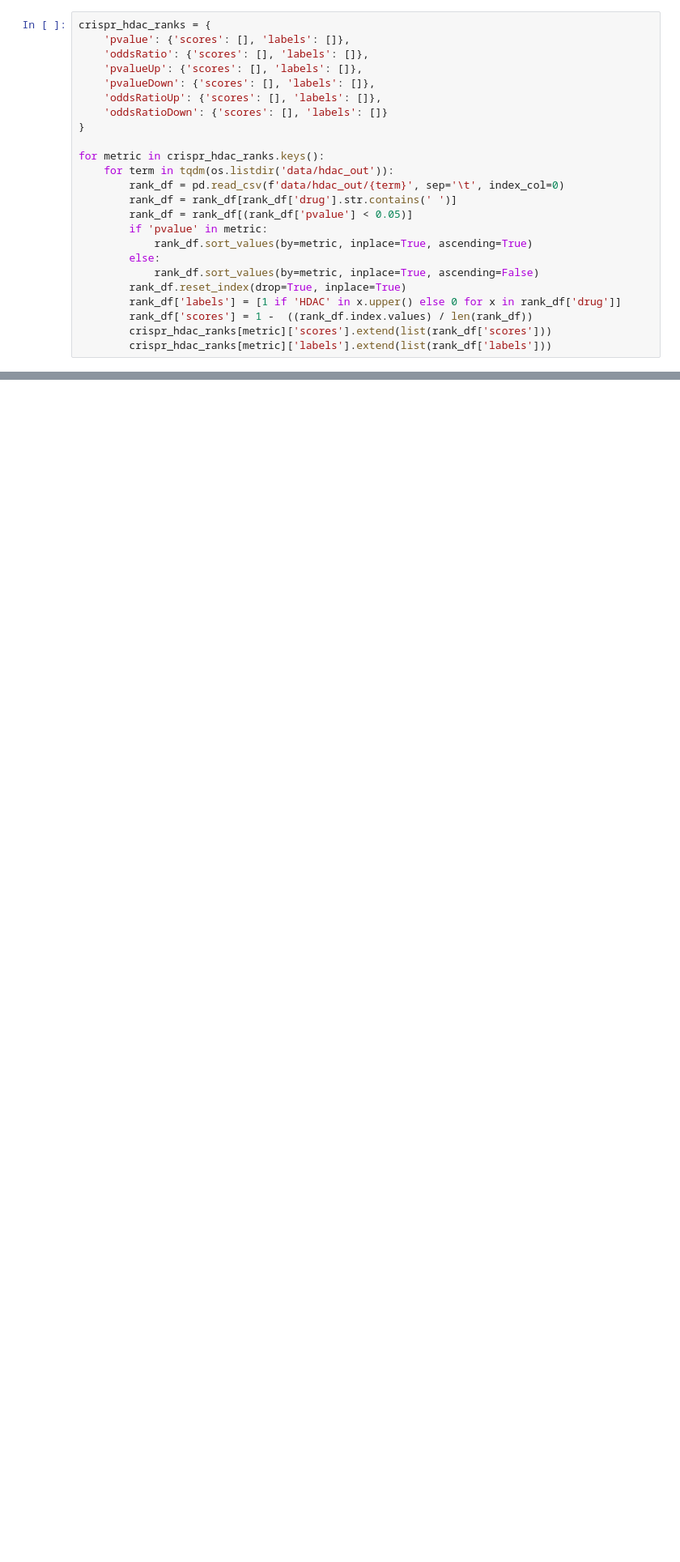
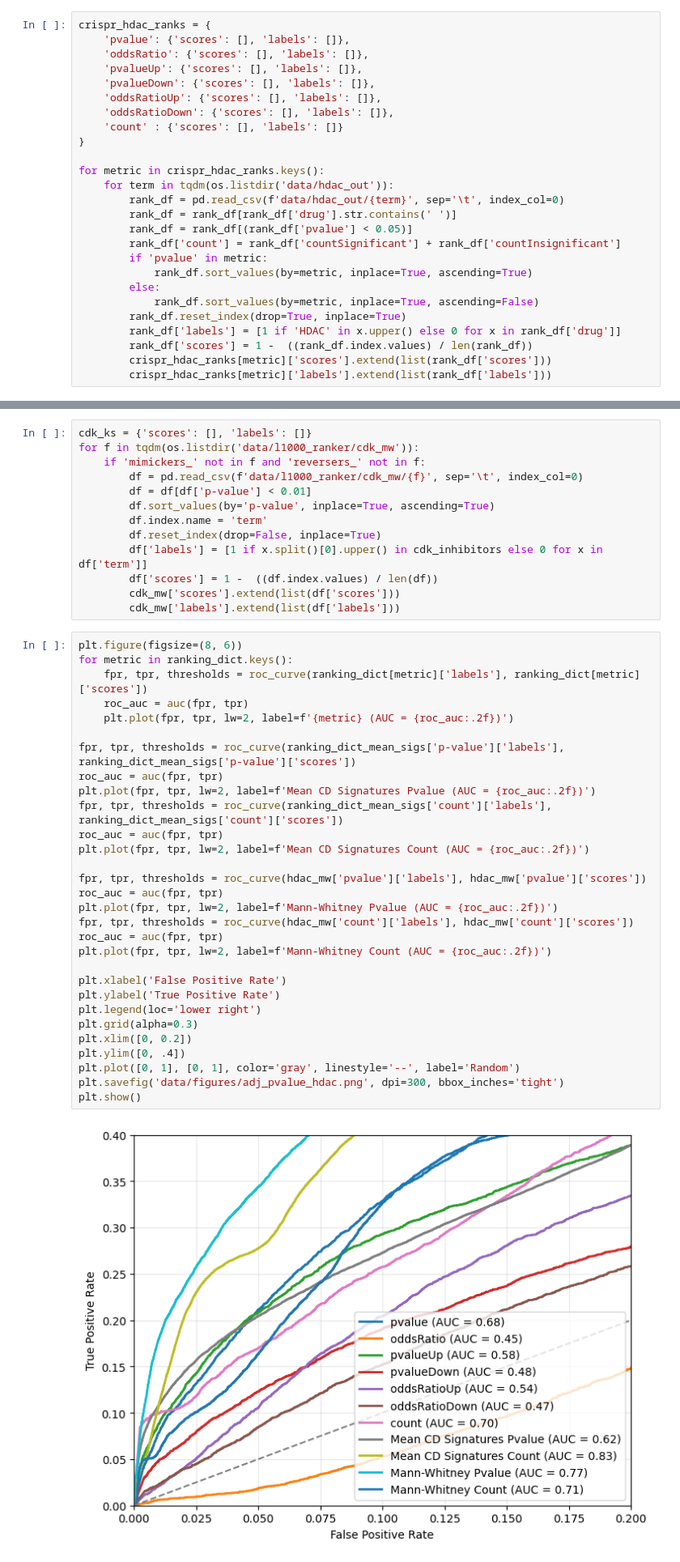
Before and after one commit to MaayanLab/L2S2, a Jupyter notebook: benchmarking/plot_benchmark.ipynb, the cells around one changed output, grey strips where cells are left out. Shown at 81% size. Saved outputs shown, nothing was run; the diff lists cells and outputs as text; blank space fills up the shorter version.

```diff
--- a/benchmarking/plot_benchmark.ipynb
+++ b/benchmarking/plot_benchmark.ipynb
@@ -167,7 +101,8 @@ crispr_hdac_ranks = {
     'pvalueUp': {'scores': [], 'labels': []},
     'pvalueDown': {'scores': [], 'labels': []},
     'oddsRatioUp': {'scores': [], 'labels': []},
-    'oddsRatioDown': {'scores': [], 'labels': []}
+    'oddsRatioDown': {'scores': [], 'labels': []},
+    'count' : {'scores': [], 'labels': []}
 }
 
 for metric in crispr_hdac_ranks.keys():
@@ -175,6 +110,7 @@ for metric in crispr_hdac_ranks.keys():
         rank_df = pd.read_csv(f'data/hdac_out/{term}', sep='\t', index_col=0)
         rank_df = rank_df[rank_df['drug'].str.contains(' ')]
         rank_df = rank_df[(rank_df['pvalue'] < 0.05)]
+        rank_df['count'] = rank_df['countSignificant'] + rank_df['countInsignificant']
         if 'pvalue' in metric:
             rank_df.sort_values(by=metric, inplace=True, ascending=True)
         else:
@@ -323,0 +546,45 @@ cdk_kos = cdk_term_search['KO'].values
+# %%
+cdk_ks = {'scores': [], 'labels': []}
+for f in tqdm(os.listdir('data/l1000_ranker/cdk_mw')):
+    if 'mimickers_' not in f and 'reversers_' not in f:
+        df = pd.read_csv(f'data/l1000_ranker/cdk_mw/{f}', sep='\t', index_col=0)
+        df = df[df['p-value'] < 0.01]
+        df.sort_values(by='p-value', inplace=True, ascending=True)
+        df.index.name = 'term'
+        df.reset_index(drop=False, inplace=True)
+        df['labels'] = [1 if x.split()[0].upper() in cdk_inhibitors else 0 for x in df['term']]
+        df['scores'] = 1 -  ((df.index.values) / len(df))
+        cdk_mw['scores'].extend(list(df['scores']))
+        cdk_mw['labels'].extend(list(df['labels']))
+# %%
+plt.figure(figsize=(8, 6))
+for metric in ranking_dict.keys():
+    fpr, tpr, thresholds = roc_curve(ranking_dict[metric]['labels'], ranking_dict[metric]['scores'])
+    roc_auc = auc(fpr, tpr)
+    plt.plot(fpr, tpr, lw=2, label=f'{metric} (AUC = {roc_auc:.2f})')
+
+fpr, tpr, thresholds = roc_curve(ranking_dict_mean_sigs['p-value']['labels'], ranking_dict_mean_sigs['p-value']['scores'])
+roc_auc = auc(fpr, tpr)
+plt.plot(fpr, tpr, lw=2, label=f'Mean CD Signatures Pvalue (AUC = {roc_auc:.2f})')
+fpr, tpr, thresholds = roc_curve(ranking_dict_mean_sigs['count']['labels'], ranking_dict_mean_sigs['count']['scores'])
+roc_auc = auc(fpr, tpr)
+plt.plot(fpr, tpr, lw=2, label=f'Mean CD Signatures Count (AUC = {roc_auc:.2f})')
+
+fpr, tpr, thresholds = roc_curve(hdac_mw['pvalue']['labels'], hdac_mw['pvalue']['scores'])
+roc_auc = auc(fpr, tpr)
+plt.plot(fpr, tpr, lw=2, label=f'Mann-Whitney Pvalue (AUC = {roc_auc:.2f})')
+fpr, tpr, thresholds = roc_curve(hdac_mw['count']['labels'], hdac_mw['count']['scores'])
+roc_auc = auc(fpr, tpr)
+plt.plot(fpr, tpr, lw=2, label=f'Mann-Whitney Count (AUC = {roc_auc:.2f})')
+
+plt.xlabel('False Positive Rate')
+plt.ylabel('True Positive Rate')
+plt.legend(loc='lower right')
+plt.grid(alpha=0.3)
+plt.xlim([0, 0.2])
+plt.ylim([0, .4])
+plt.plot([0, 1], [0, 1], color='gray', linestyle='--', label='Random')
+plt.savefig('data/figures/adj_pvalue_hdac.png', dpi=300, bbox_inches='tight')
+plt.show()
+# %% [output]
+[figure, added]
```
Also changed, not shown: parts of 31 cells of this notebook, 6 other files.
